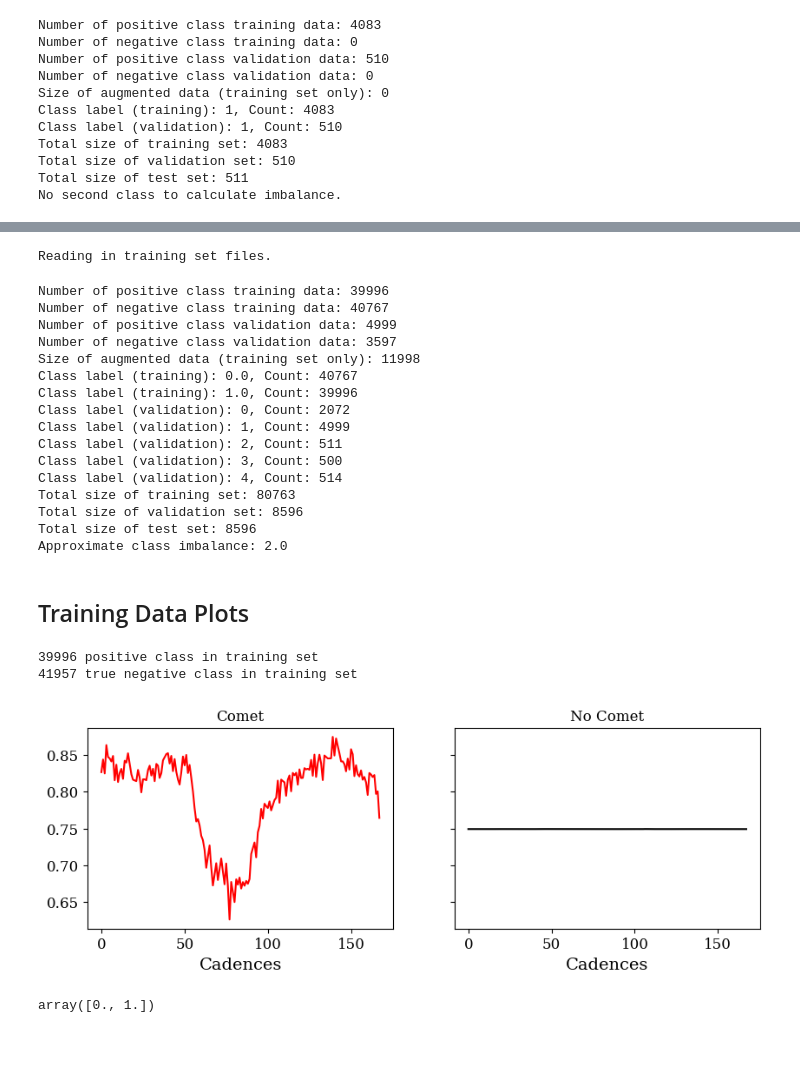
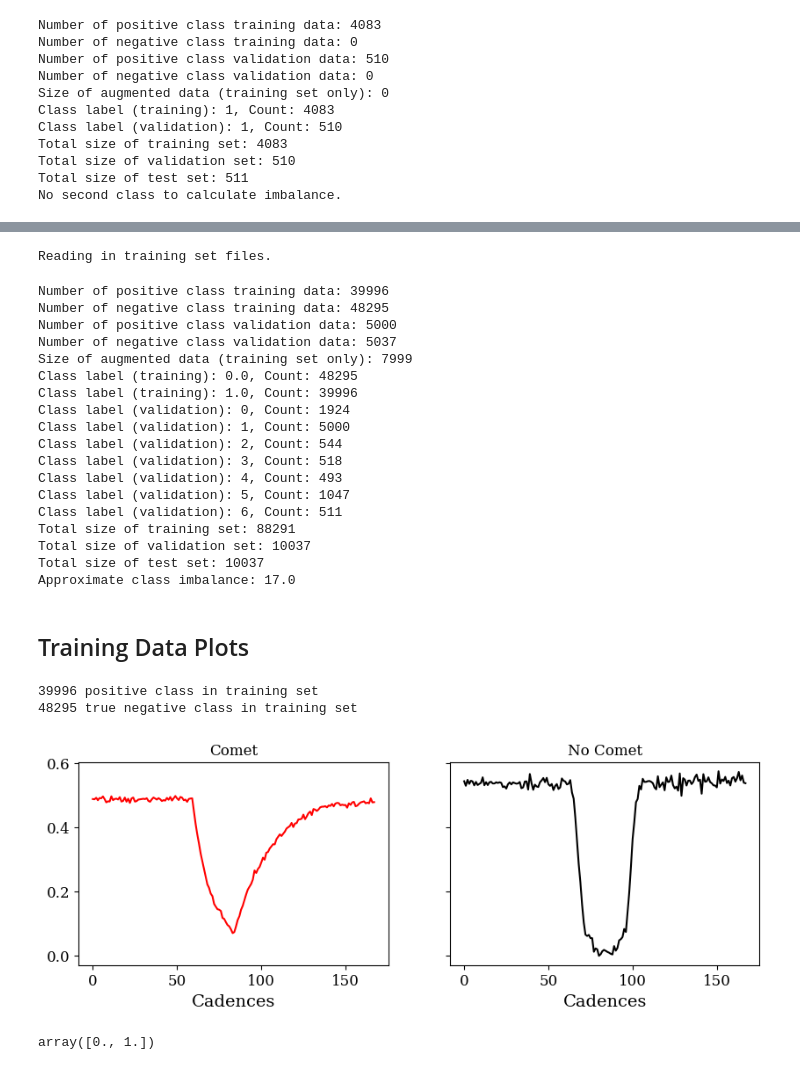
Before and after one commit to azibn/nets2, a Jupyter notebook: notebooks/CNN.ipynb, the cells around one changed output, grey strips where cells are left out. Cells and saved outputs as stored; diff of their text form; code cells hidden in the pictures; blank space fills up the shorter version.

Commit message:
creating some new models

```diff
--- a/notebooks/CNN.ipynb
+++ b/notebooks/CNN.ipynb
@@ -79,7 +79,7 @@ Total size of validation set: 510
 Total size of test set: 511
 No second class to calculate imbalance.
 # %%
-svc = stella.FlareDataSet(fn_dir='/Users/azib/Documents/open_source/nets2/models/svc-v5/',
-                         catalog='/Users/azib/Documents/open_source/nets2/catalogs/svc-v5.txt',cadences=cadences,frac_balance=1,training=0.89)
+svc = stella.FlareDataSet(fn_dir='/Users/azib/Documents/open_source/nets2/models/svc-s18/',
+                         catalog='/Users/azib/Documents/open_source/nets2/catalogs/svc-s18-sample.txt',cadences=cadences,frac_balance=1,training=0.89)
 # %% [output]
 Reading in training set files.
@@ -96 +96,4 @@ Total size of test set: 30
 No second class to calculate imbalance.
+# %%
+cdips = stella.FlareDataSet(fn_dir='/Users/azib/Documents/open_source/nets2/models/cdips/',
+                         catalog='/Users/azib/Documents/open_source/nets2/catalogs/cdips.txt',cadences=cadences,frac_balance=1,training=0.89)
@@ -97,25 +118,27 @@ No second class to calculate imbalance.
 # %%
 ds = stella.FlareDataSet(fn_dir='/Users/azib/Documents/open_source/nets2/models/comets50k-s18-snr5/',
-                         catalog='/Users/azib/Documents/open_source/nets2/catalogs/comets50k-s18-snr5.txt',cadences=cadences,training=0.8,frac_balance=0.84,augment_portion=0.30,
-                        merge_datasets=True,other_datasets=[exoplanets,rbinaries,fbinaries],other_datasets_labels=[2,3,4])
+                         catalog='/Users/azib/Documents/open_source/nets2/catalogs/comets50k-s18-snr5.txt',cadences=cadences,frac_balance=0.85,augment_portion=0.20,
+                         merge_datasets=True,other_datasets=[exoplanets,rbinaries,fbinaries, svc, cdips],other_datasets_labels=[2,3,4,5,6])
 # %% [output]
 Reading in training set files.
 Number of positive class training data: 39996
-Number of negative class training data: 40767
-Number of positive class validation data: 4999
-Number of negative class validation data: 3597
-Size of augmented data (training set only): 11998
-Class label (training): 0.0, Count: 40767
+Number of negative class training data: 48295
+Number of positive class validation data: 5000
+Number of negative class validation data: 5037
+Size of augmented data (training set only): 7999
+Class label (training): 0.0, Count: 48295
 Class label (training): 1.0, Count: 39996
-Class label (validation): 0, Count: 2072
-Class label (validation): 1, Count: 4999
-Class label (validation): 2, Count: 511
-Class label (validation): 3, Count: 500
-Class label (validation): 4, Count: 514
-Total size of training set: 80763
-Total size of validation set: 8596
-Total size of test set: 8596
-Approximate class imbalance: 2.0
+Class label (validation): 0, Count: 1924
+Class label (validation): 1, Count: 5000
+Class label (validation): 2, Count: 544
+Class label (validation): 3, Count: 518
+Class label (validation): 4, Count: 493
+Class label (validation): 5, Count: 1047
+Class label (validation): 6, Count: 511
+Total size of training set: 88291
+Total size of validation set: 10037
+Total size of test set: 10037
+Approximate class imbalance: 17.0
 # %%
 # ds = stella.FlareDataSet(fn_dir='/Users/azib/Documents/open_source/nets2/models/',
 #                          catalog='/Users/azib/Documents/open_source/nets2/catalogs/comets15k-normalised-depthscaled.txt',cadences=cadences,frac_balance=0.76,augment_portion=0.2)
@@ -125,24 +148,24 @@ ds.save(output='../dsv3.pkl')
 
 ## Training Data Plots
 # %%
-m = -18950
+m = 11000
 ind_pc = np.where(ds.train_labels==1)[0]
 ind_nc = np.where(ds.train_labels!=1)[0]
 print(len(ind_pc),"positive class in training set")
 print(len(ind_nc),"true negative class in training set")
 
 fig, (ax1, ax2) = plt.subplots(ncols=2, figsize=(10,3),
                                sharex=True, sharey=True)
 ax1.plot(ds.train_data[ind_pc[m]], 'r')
 ax1.set_title('Comet')
 ax1.set_xlabel('Cadences')
 ax2.plot(ds.train_data[ind_nc[m]], 'k')
 ax2.set_title('No Comet')
 ax2.set_xlabel('Cadences');
 # %% [output]
 39996 positive class in training set
-41957 true negative class in training set
+48295 true negative class in training set
-[figure, old version]
+[figure, new version]
 # %%
 np.unique(ds.train_labels)
 # %% [output]
```
Also changed, not shown: parts of 4 cells of this notebook, 3 other files.
